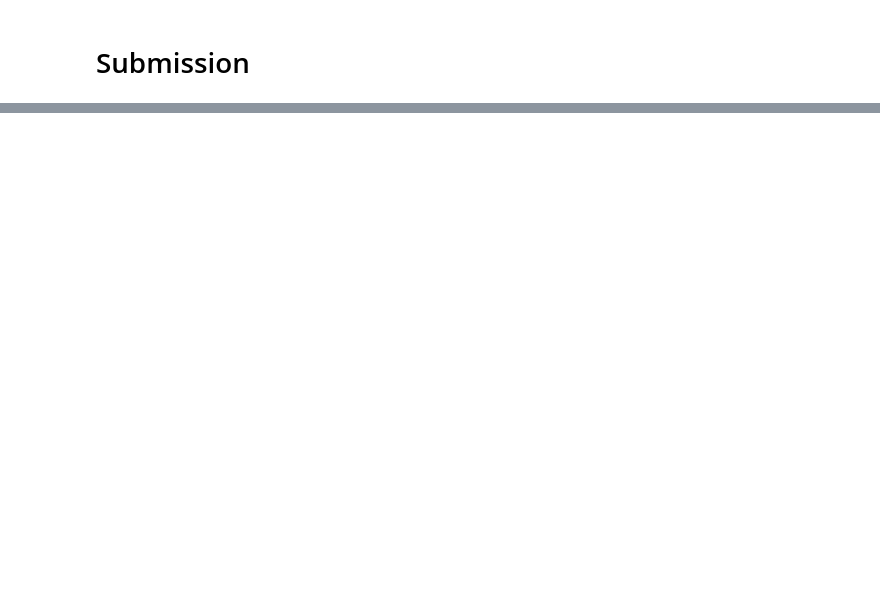
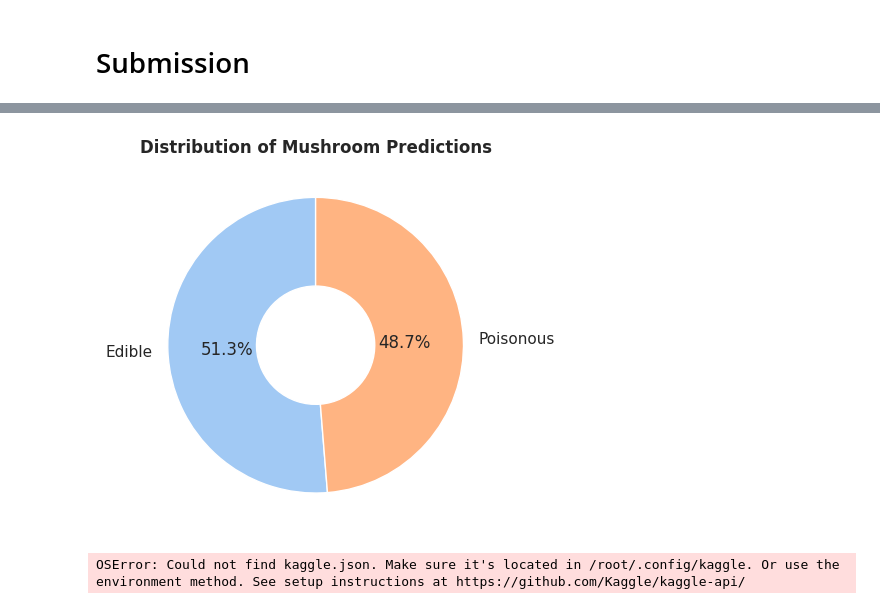
Before and after one commit to mwrites/kaggle, a Jupyter notebook: mushroom_deepnet.ipynb, the cells around one changed output, grey strips where cells are left out. Saved outputs shown, nothing was run; the diff lists cells and outputs as text; code cells hidden in the pictures; blank space fills up the shorter version.

Commit message:
mushroom resnet

```diff
--- a/fast_and_poisonous.ipynb
+++ b/mushroom_deepnet.ipynb
@@ -361,2 +377,31 @@ Matthews Correlation Coefficient: 0.9852944497234396
+# %%
+def get_test_dl(test_df, bs):
+    test_df = test_df.copy()
+    # test_df = clean_artifacts(test_df, cat_cols)
+    return to.train.dataloaders(bs=bs).test_dl(test_df)
+
+def predict(model, X_cat, X_cont):
+    model.eval()  # Ensure the model is in evaluation mode
+    with torch.no_grad():  # No need to track gradients
+        X_cat = X_cat.to(device, non_blocking=True)
+        X_cont = X_cont.to(device, non_blocking=True)
+        logits = model(X_cat, X_cont)
+        probabilities = torch.sigmoid(logits)  # Convert logits to probabilities
+        predictions = (probabilities > 0.5).long()  # Threshold at 0.5 for binary classification
+    return predictions
+
+test_df = pd.read_csv(path/'test.csv')
+test_dls = get_test_dl(test_df, bs=16384)
+logits = []
+for X_cat_batch, X_cont_batch in tqdm(test_dls, desc="Processing batches"):
+    output = predict(best_model, X_cat_batch, X_cont_batch)
+    logits.append(output)
+test_preds = torch.cat(logits, dim=0)
+test_preds = test_preds.cpu().numpy().flatten()
+
+print(f"Test predictions shape: {test_preds.shape}")
+print(f"Number of positive predictions: {test_preds.sum().item()}")
+print(f"Percentage of positive predictions: {(test_preds.sum() / len(test_preds) * 100):.2f}%")
+print(test_preds)
 # %% [markdown]
 # Submission
@@ -401,0 +408,16 @@ id,class
+# %%
+test_preds_np = test_preds.cpu().numpy().flatten()
+submission = pd.DataFrame({
+    'id': test_df['id'],
+    'class': pd.Series(test_preds_np).map({0: 'e', 1: 'p'})
+})
+file_name = f'mushroom_subm_{type(best_model).__name__}'
+submission.to_parquet(f'{file_name}.parquet', index=False)
+submission.to_csv(f'{file_name}.csv', index=False)
+
+plt.pie(submission['class'].value_counts(), labels=['Edible', 'Poisonous'], colors=sns.color_palette("pastel"), autopct='%1.1f%%', startangle=90,
+        wedgeprops=dict(width=0.6, edgecolor='white'))
+plt.title('Distribution of Mushroom Predictions', fontweight='bold')
+plt.show()
+# %% [output]
+[figure, added]
@@ -401,0 +426,17 @@ id,class
+# %%
+import argparse
+from kaggle.api.kaggle_api_extended import KaggleApi
+
+def submit_to_kaggle(competition, file, message):
+    api = KaggleApi()
+    api.authenticate()
+    api.competition_submit(file, message, competition)
+    print(f"Submitted {file} to {competition} with message: {message}")
+
+display(os.environ['KAGGLE_USERNAME'])
+submit_to_kaggle(competition, file, str(best_params))
+
+!sleep 60
+!kaggle competitions submissions {competition}
+# %% [output]
+OSError: Could not find kaggle.json. Make sure it's located in /root/.config/kaggle. Or use the environment method. See setup instructions at https://github.com/Kaggle/kaggle-api/
```
Also changed, not shown: parts of 26 cells of this notebook, 3 other files.
